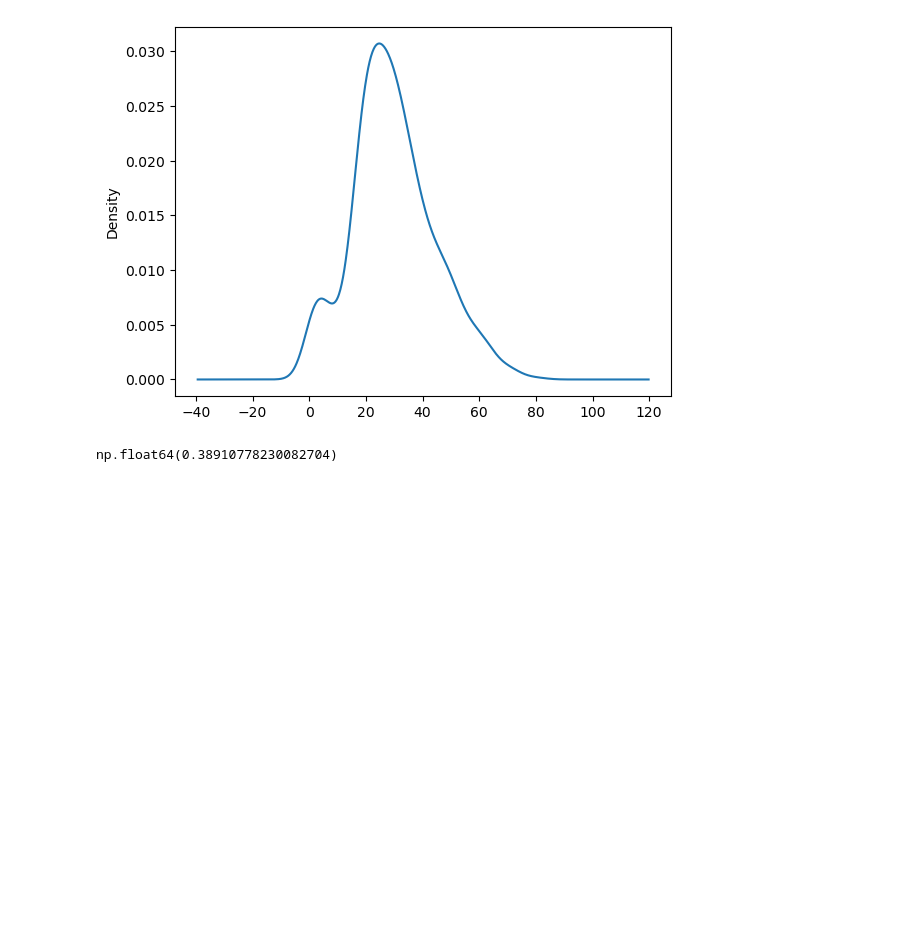
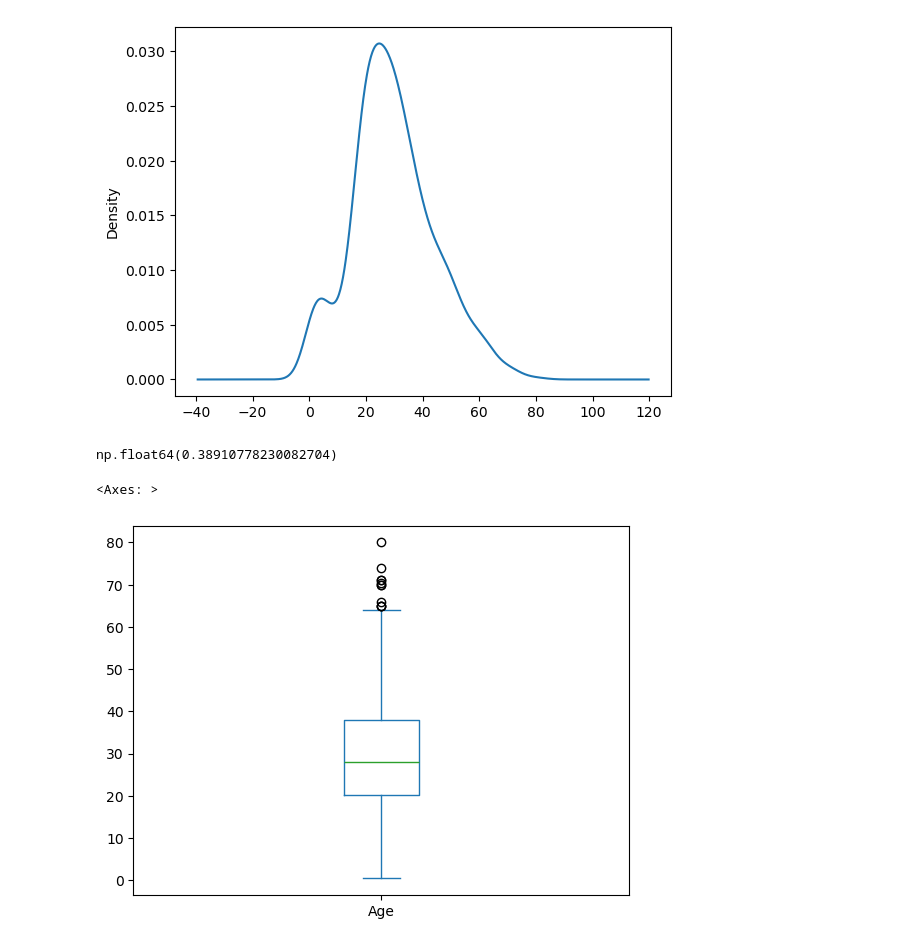
Before and after one commit to shubhammgits/Python-DS-AIML, a Jupyter notebook: DATA ANALYSIS/EDA/eda.ipynb, the cells around one changed output. Drawn from its saved outputs; the diff is of its cells as text; code cells hidden in the pictures; blank space fills up the shorter version.

```diff
--- a/DATA ANALYSIS/EDA/eda.ipynb
+++ b/DATA ANALYSIS/EDA/eda.ipynb
@@ -108,3 +108,8 @@ df['Age'].plot(kind='kde')
 df['Age'].skew()
 # %% [output]
 np.float64(0.38910778230082704)
+# %%
+df['Age'].plot(kind='box')
+# %% [output]
+<Axes: >
+[figure, added]
```
Also changed, not shown: parts of 1 cell of this notebook.
